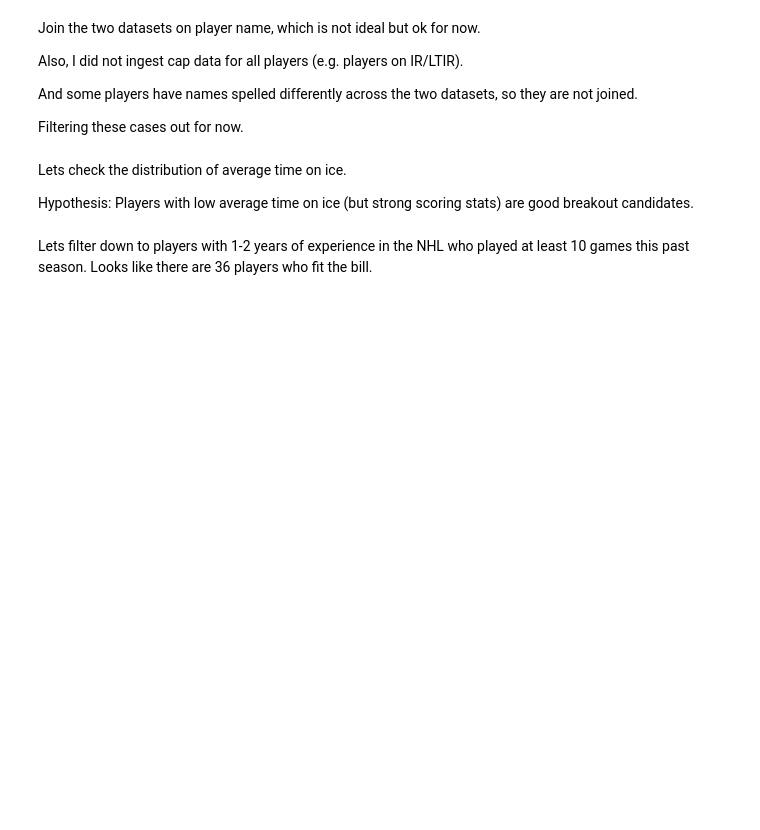
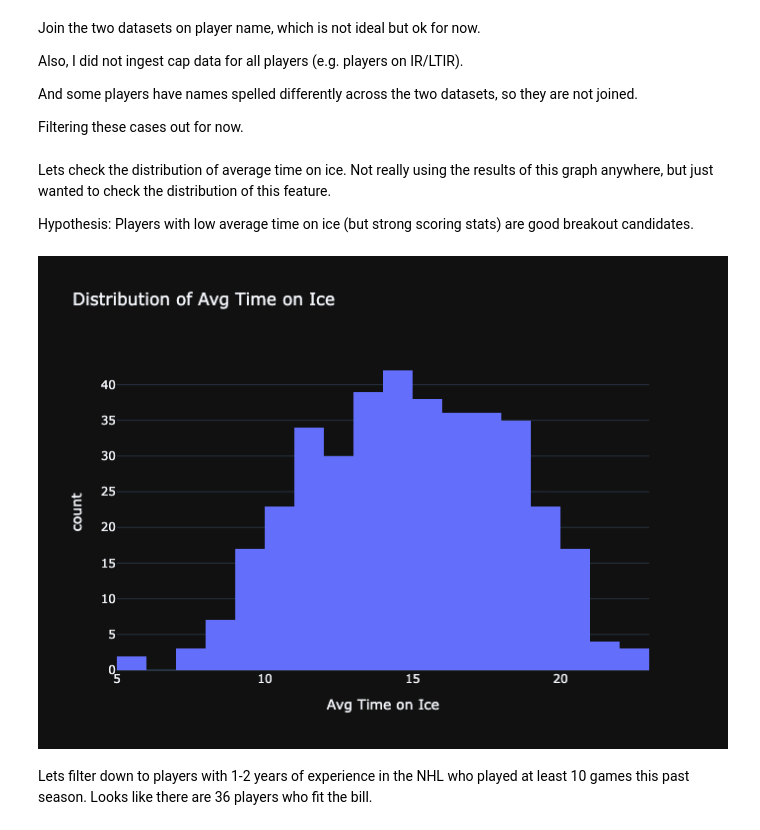
Before and after one commit to rmahtab/nhl-player-projections, a Jupyter notebook: breakout-candidates.ipynb, the cells around one changed output. Drawn from its saved outputs; the diff is of its cells as text; code cells hidden in the pictures; blank space fills up the shorter version.

```diff
--- a/breakout-candidates.ipynb
+++ b/breakout-candidates.ipynb
@@ -20,18 +21,20 @@ Filtering these cases out for now.
 df = hdf.merge(cdf, on="playerName", how="left")
 df = df[~df["capHit"].isna()]
 # %% [markdown]
-Lets check the distribution of average time on ice.
+Lets check the distribution of average time on ice. Not really using the results of this graph anywhere, but just wanted to check the distribution of this feature.
 
 Hypothesis: Players with low average time on ice (but strong scoring stats) are good breakout candidates.
 # %%
-# px.histogram(
-#     df,
-#     x="avgToi",
-#     width=800,
-#     height=500,
-#     title="Distribution of Avg Time on Ice",
-#     labels={"avgToi": "Avg Time on Ice"},
-# )
+px.histogram(
+    df,
+    x="avgToi",
+    width=800,
+    height=500,
+    title="Distribution of Avg Time on Ice",
+    labels={"avgToi": "Avg Time on Ice"},
+)
+# %% [output]
+[figure, added]
 # %% [markdown]
 Lets filter down to players with 1-2 years of experience in the NHL who played at least 10 games this past season. Looks like there are 36 players who fit the bill.
 # %%
```
Also changed, not shown: parts of 15 cells of this notebook, 2 other files.
